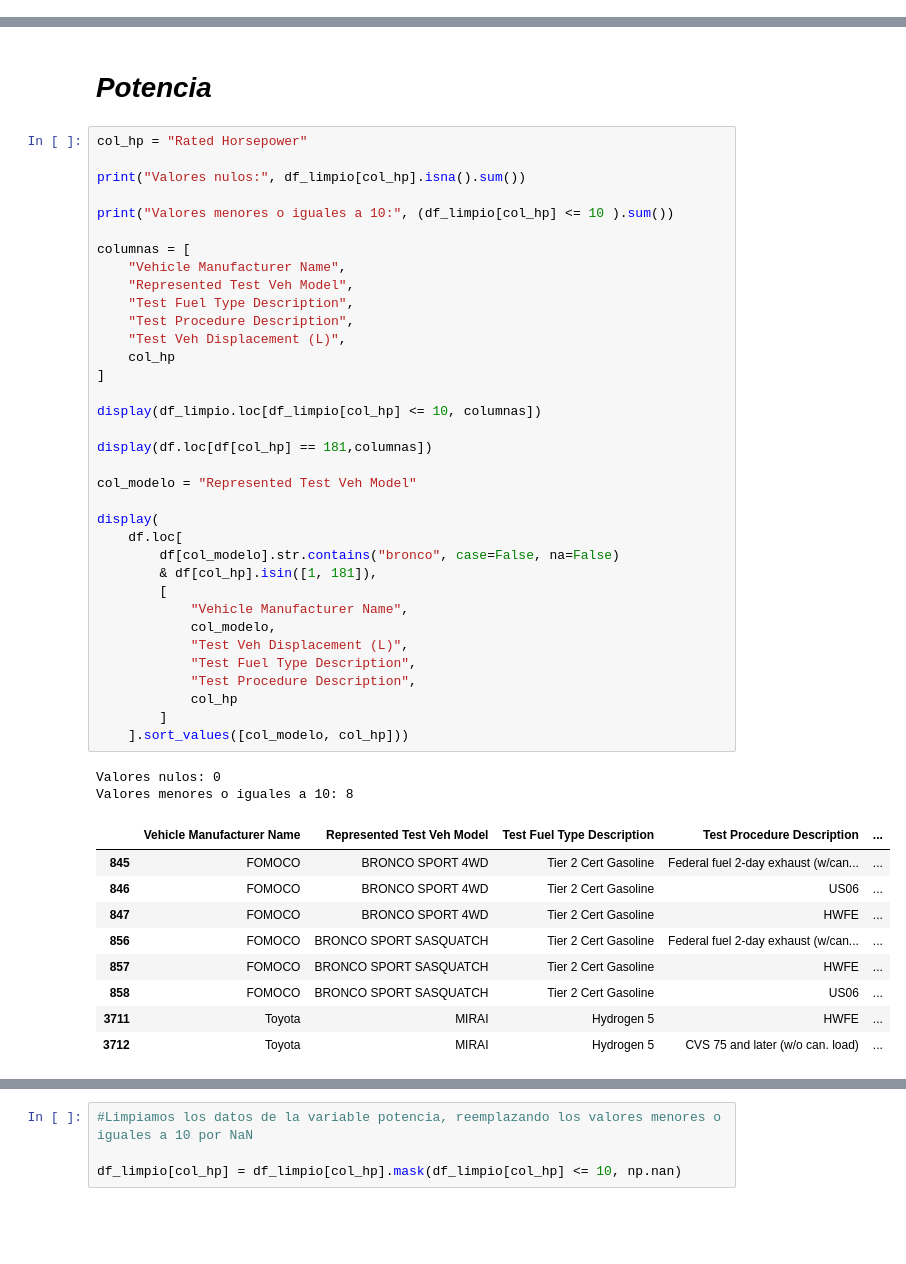
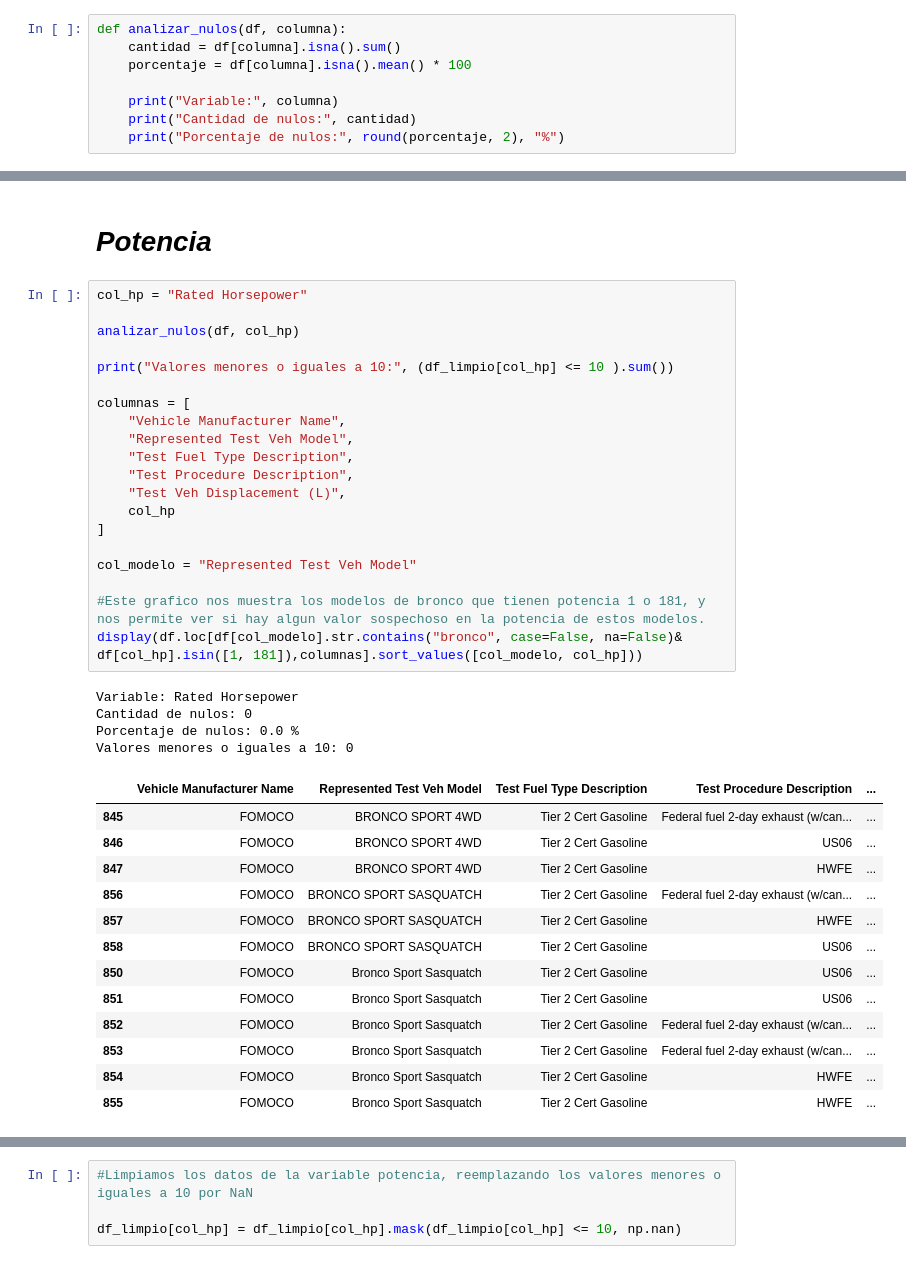
Before and after one commit to abiordorica13/TPEFUNDAMENTOS, a Jupyter notebook: Untitled-1.ipynb, the cells around one changed output, grey strips where cells are left out. Cells and saved outputs as stored; diff of their text form; blank space fills up the shorter version.

```diff
--- a/Untitled-1.ipynb
+++ b/Untitled-1.ipynb
@@ -44,6 +42,14 @@ df.head()#Asi vemos que el archivo se cargo correctamente
 | 3 | 2025 | aston martin | ASX | Aston Martin | DBX 707 | ... |
 | 4 | 2025 | aston martin | ASX | Aston Martin | Vanquish | ... |
 5 rows × 67 columns
+# %%
+def analizar_nulos(df, columna):
+    cantidad = df[columna].isna().sum()
+    porcentaje = df[columna].isna().mean() * 100
+
+    print("Variable:", columna)
+    print("Cantidad de nulos:", cantidad)
+    print("Porcentaje de nulos:", round(porcentaje, 2), "%")
 # %%
 df.info()
 # %% [output]
@@ -659,47 +665,38 @@ Valores mayores a 1000: 0
 # %%
 col_hp = "Rated Horsepower"
 
-print("Valores nulos:", df_limpio[col_hp].isna().sum())
+analizar_nulos(df, col_hp)
 
 print("Valores menores o iguales a 10:", (df_limpio[col_hp] <= 10 ).sum())
 
 columnas = [
     "Vehicle Manufacturer Name",
     "Represented Test Veh Model",
     "Test Fuel Type Description",
     "Test Procedure Description",
     "Test Veh Displacement (L)",
     col_hp
 ]
 
-display(df_limpio.loc[df_limpio[col_hp] <= 10, columnas])
-
-display(df.loc[df[col_hp] == 181,columnas])
-
 col_modelo = "Represented Test Veh Model"
 
-display(
-    df.loc[
-        df[col_modelo].str.contains("bronco", case=False, na=False)
-        & df[col_hp].isin([1, 181]),
-        [
-            "Vehicle Manufacturer Name",
-            col_modelo,
-            "Test Veh Displacement (L)",
-            "Test Fuel Type Description",
-            "Test Procedure Description",
-            col_hp
-        ]
-    ].sort_values([col_modelo, col_hp]))
+#Este grafico nos muestra los modelos de bronco que tienen potencia 1 o 181, y nos permite ver si hay algun valor sospechoso en la potencia de estos modelos.
+display(df.loc[df[col_modelo].str.contains("bronco", case=False, na=False)& df[col_hp].isin([1, 181]),columnas].sort_values([col_modelo, col_hp]))
 # %% [output]
-Valores nulos: 0
-Valores menores o iguales a 10: 8
+Variable: Rated Horsepower
+Cantidad de nulos: 0
+Porcentaje de nulos: 0.0 %
+Valores menores o iguales a 10: 0
 |  | Vehicle Manufacturer Name | Represented Test Veh Model | Test Fuel Type Description | Test Procedure Description | ... |
 | 845 | FOMOCO | BRONCO SPORT 4WD | Tier 2 Cert Gasoline | Federal fuel 2-day exhaust (w/can... | ... |
 | 846 | FOMOCO | BRONCO SPORT 4WD | Tier 2 Cert Gasoline | US06 | ... |
 | 847 | FOMOCO | BRONCO SPORT 4WD | Tier 2 Cert Gasoline | HWFE | ... |
 | 856 | FOMOCO | BRONCO SPORT SASQUATCH | Tier 2 Cert Gasoline | Federal fuel 2-day exhaust (w/can... | ... |
 | 857 | FOMOCO | BRONCO SPORT SASQUATCH | Tier 2 Cert Gasoline | HWFE | ... |
 | 858 | FOMOCO | BRONCO SPORT SASQUATCH | Tier 2 Cert Gasoline | US06 | ... |
-| 3711 | Toyota | MIRAI | Hydrogen 5 | HWFE | ... |
-| 3712 | Toyota | MIRAI | Hydrogen 5 | CVS 75 and later (w/o can. load) | ... |
+| 850 | FOMOCO | Bronco Sport Sasquatch | Tier 2 Cert Gasoline | US06 | ... |
+| 851 | FOMOCO | Bronco Sport Sasquatch | Tier 2 Cert Gasoline | US06 | ... |
+| 852 | FOMOCO | Bronco Sport Sasquatch | Tier 2 Cert Gasoline | Federal fuel 2-day exhaust (w/can... | ... |
+| 853 | FOMOCO | Bronco Sport Sasquatch | Tier 2 Cert Gasoline | Federal fuel 2-day exhaust (w/can... | ... |
+| 854 | FOMOCO | Bronco Sport Sasquatch | Tier 2 Cert Gasoline | HWFE | ... |
+| 855 | FOMOCO | Bronco Sport Sasquatch | Tier 2 Cert Gasoline | HWFE | ... |
```
Also changed, not shown: parts of 18 cells of this notebook.
